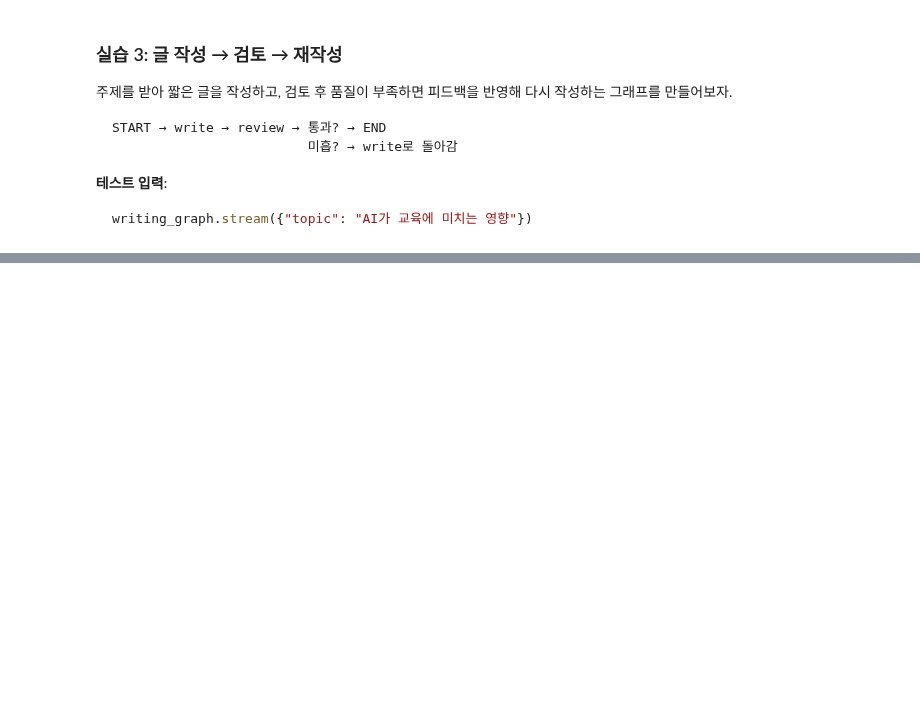
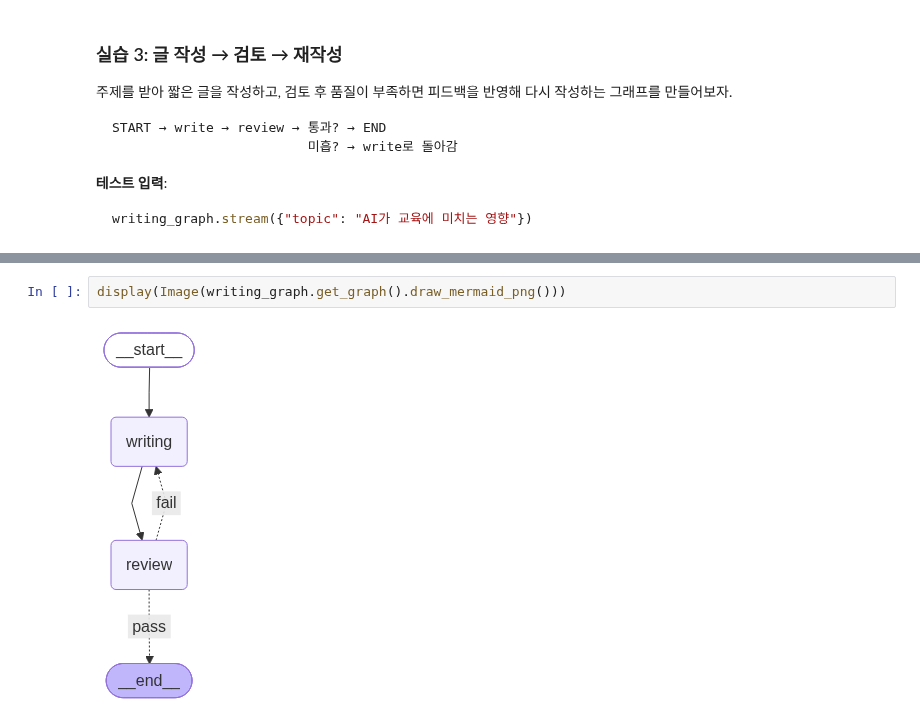
Before and after one commit to snail5039-code/aim-ai-agent-my, a Jupyter notebook: langchain_/11-langgraph-basic_study.ipynb, the cells around one changed output, grey strips where cells are left out. Cells and saved outputs as stored; diff of their text form; blank space fills up the shorter version.

```diff
--- a/langchain_/11-langgraph-basic_study.ipynb
+++ b/langchain_/11-langgraph-basic_study.ipynb
@@ -708,0 +810,4 @@ writing_graph.stream({"topic": "AI가 교육에 미치는 영향"})
+# %%
+display(Image(writing_graph.get_graph().draw_mermaid_png()))
+# %% [output]
+[figure, added]
```
Also changed, not shown: parts of 7 cells of this notebook, 2 other files.
